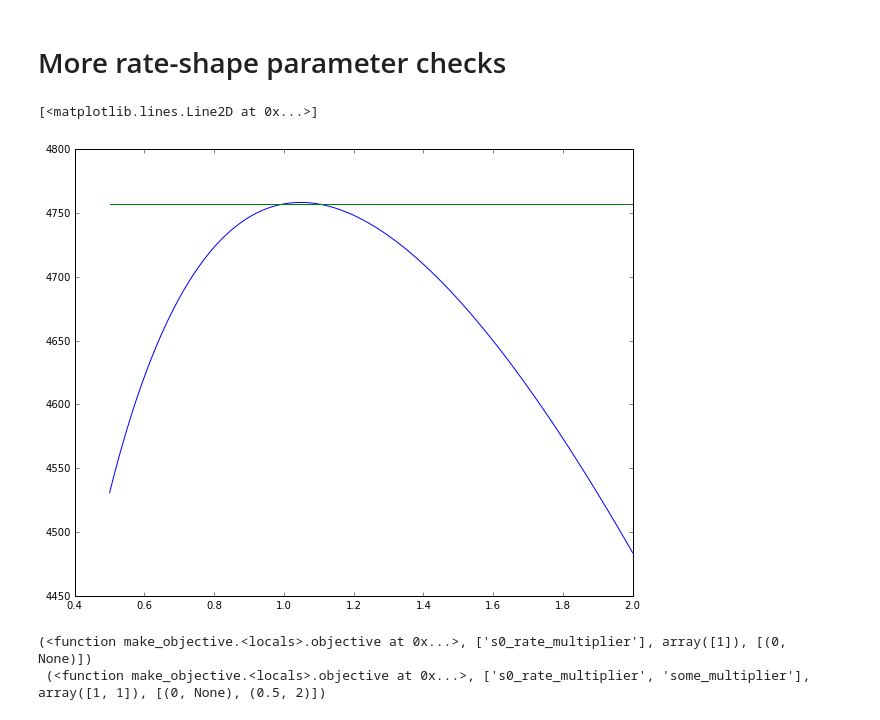
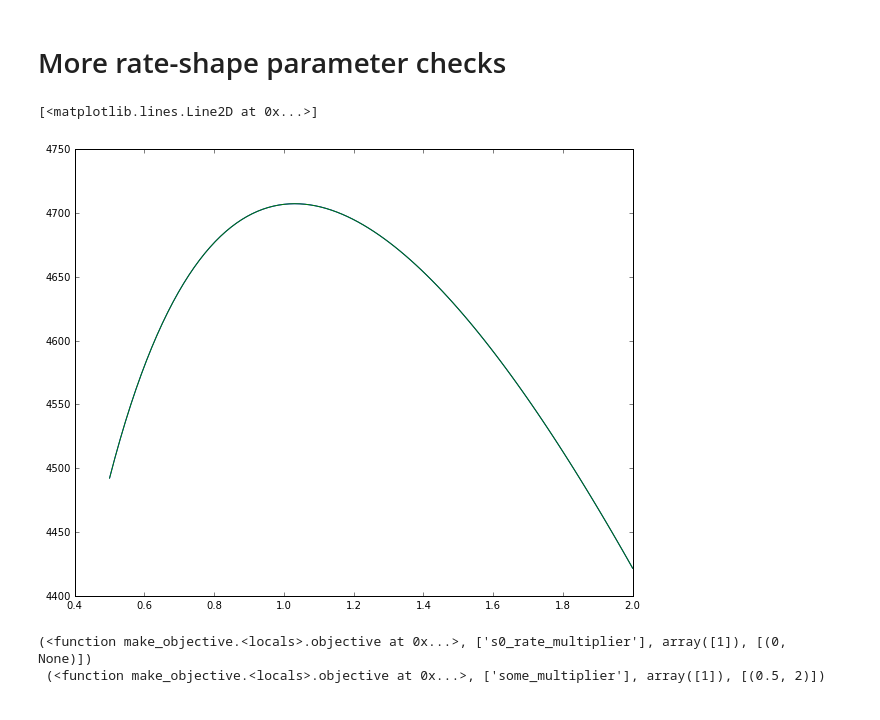
Before and after one commit to JelleAalbers/blueice, a Jupyter notebook: notebooks/Test rate and shape parameters.ipynb, the cells around one changed output. Cells and saved outputs as stored; diff of their text form; code cells hidden in the pictures.

```diff
--- a/notebooks/Test rate and shape parameters.ipynb
+++ b/notebooks/Test rate and shape parameters.ipynb
@@ -97,20 +103,20 @@ plot_likelihood_ratio(lf, ('some_multiplier', np.linspace(0, 3, 100)), s0_rate_m
 # %%
 # Should be exactly the same:
 plt.plot(x, [lf(some_multiplier=q) for q in x])
-plt.plot(x, [lf(_rate_multiplier=q) for q in x])
+plt.plot(x, [lf(s0_rate_multiplier=q) for q in x])
 # %% [output]
 [<matplotlib.lines.Line2D at 0x...>]
-[figure, old version]
+[figure, new version]
 # %%
 from blueice.inference import make_objective
 w1 = make_objective(lf, some_multiplier=0.6)
-w2 = make_objective(lf, foo_rate_multiplier=0.6)
+w2 = make_objective(lf, s0_rate_multiplier=0.6)
 print(w1, "\n", w2)
 f1 = w1[0]
 f2 = w2[0]
 # %% [output]
 (<function make_objective.<locals>.objective at 0x...>, ['s0_rate_multiplier'], array([1]), [(0, None)])
- (<function make_objective.<locals>.objective at 0x...>, ['s0_rate_multiplier', 'some_multiplier'], array([1, 1]), [(0, None), (0.5, 2)])
+ (<function make_objective.<locals>.objective at 0x...>, ['some_multiplier'], array([1]), [(0.5, 2)])
 # %%
 # Should be exactly the same
 plt.plot(x, [f1([q]) for q in x])
```
Also changed, not shown: parts of 7 cells of this notebook, 9 other files.
